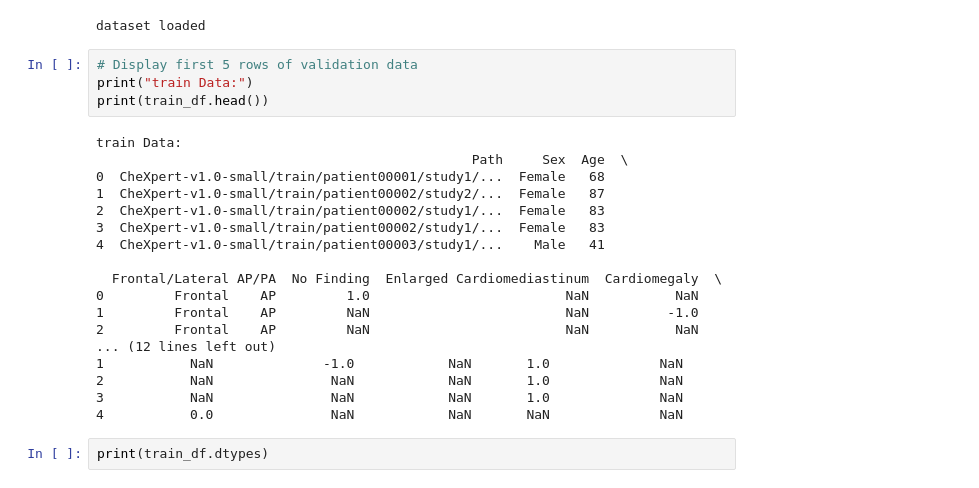
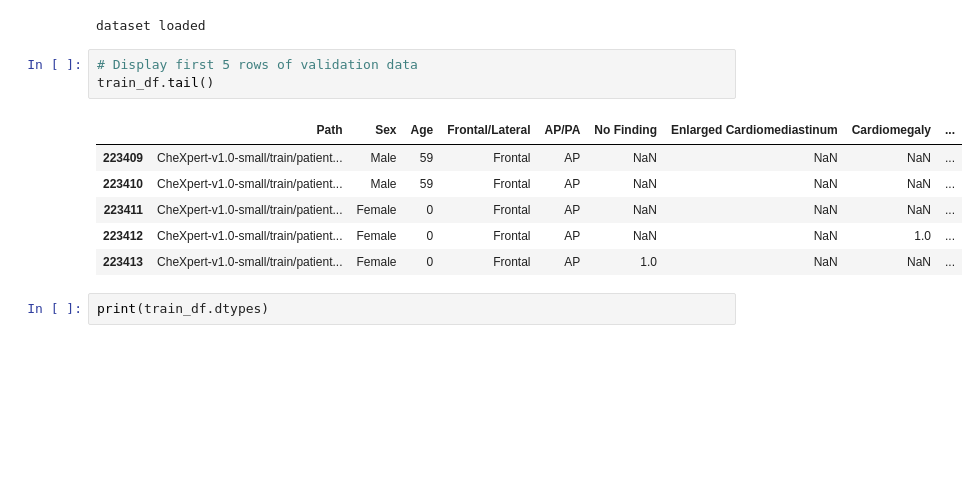
Before and after one commit to RafiHaqul/vit_multi_lung_class_HIDUP_JOKOWI, a Jupyter notebook: .ipynb, the cells around one changed output. Drawn from its saved outputs; the diff is of its cells as text; blank space fills up the shorter version.

```diff
--- a/.ipynb
+++ b/.ipynb
@@ -31,26 +31,14 @@ else:
 dataset loaded
 # %%
 # Display first 5 rows of validation data
-print("train Data:")
-print(train_df.head())
+train_df.tail()
 # %% [output]
-train Data:
-                                                Path     Sex  Age  \
-0  CheXpert-v1.0-small/train/patient00001/study1/...  Female   68
-1  CheXpert-v1.0-small/train/patient00002/study2/...  Female   87
-2  CheXpert-v1.0-small/train/patient00002/study1/...  Female   83
-3  CheXpert-v1.0-small/train/patient00002/study1/...  Female   83
-4  CheXpert-v1.0-small/train/patient00003/study1/...    Male   41
-
-  Frontal/Lateral AP/PA  No Finding  Enlarged Cardiomediastinum  Cardiomegaly  \
-0         Frontal    AP         1.0                         NaN           NaN
-1         Frontal    AP         NaN                         NaN          -1.0
-2         Frontal    AP         NaN                         NaN           NaN
-... (12 lines left out)
-1           NaN              -1.0            NaN       1.0              NaN
-2           NaN               NaN            NaN       1.0              NaN
-3           NaN               NaN            NaN       1.0              NaN
-4           0.0               NaN            NaN       NaN              NaN
+|  | Path | Sex | Age | Frontal/Lateral | AP/PA | No Finding | Enlarged Cardiomediastinum | Cardiomegaly | ... |
+| 223409 | CheXpert-v1.0-small/train/patient... | Male | 59 | Frontal | AP | NaN | NaN | NaN | ... |
+| 223410 | CheXpert-v1.0-small/train/patient... | Male | 59 | Frontal | AP | NaN | NaN | NaN | ... |
+| 223411 | CheXpert-v1.0-small/train/patient... | Female | 0 | Frontal | AP | NaN | NaN | NaN | ... |
+| 223412 | CheXpert-v1.0-small/train/patient... | Female | 0 | Frontal | AP | NaN | NaN | 1.0 | ... |
+| 223413 | CheXpert-v1.0-small/train/patient... | Female | 0 | Frontal | AP | 1.0 | NaN | NaN | ... |
 # %%
 print(train_df.dtypes)
 # %% [output]
```
Also changed, not shown: parts of 11 cells of this notebook.
